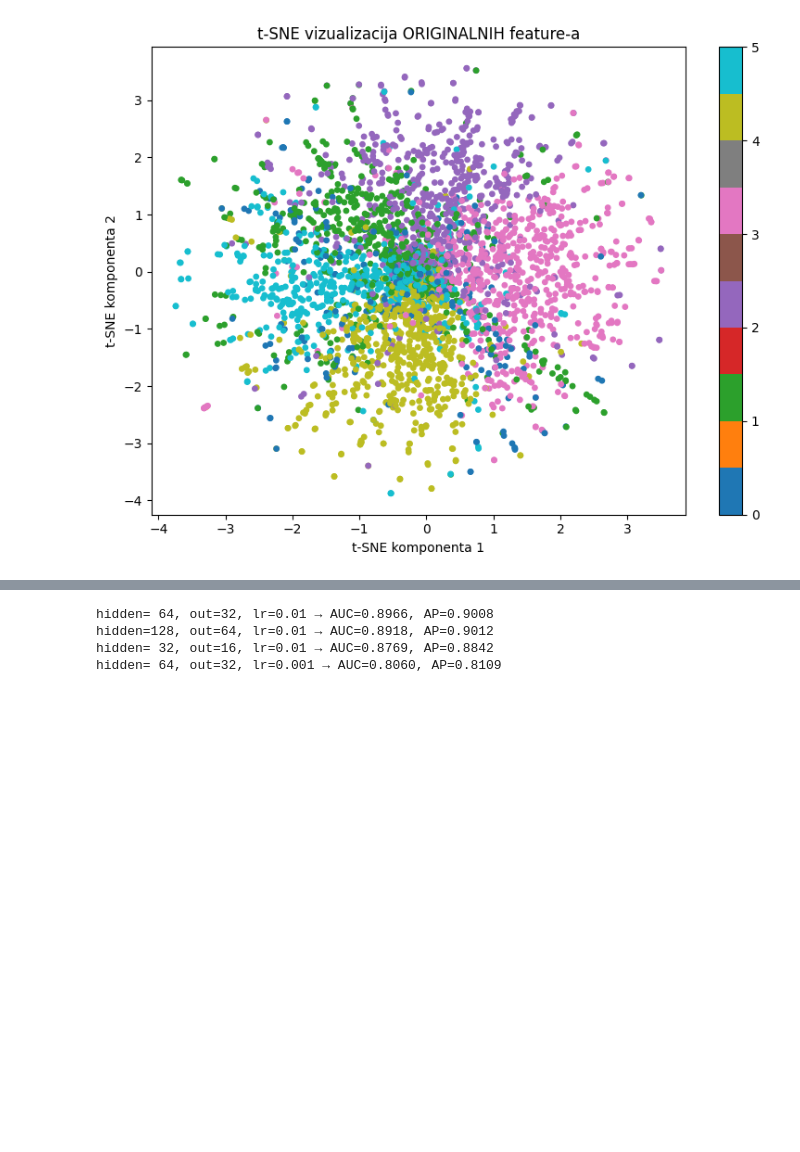
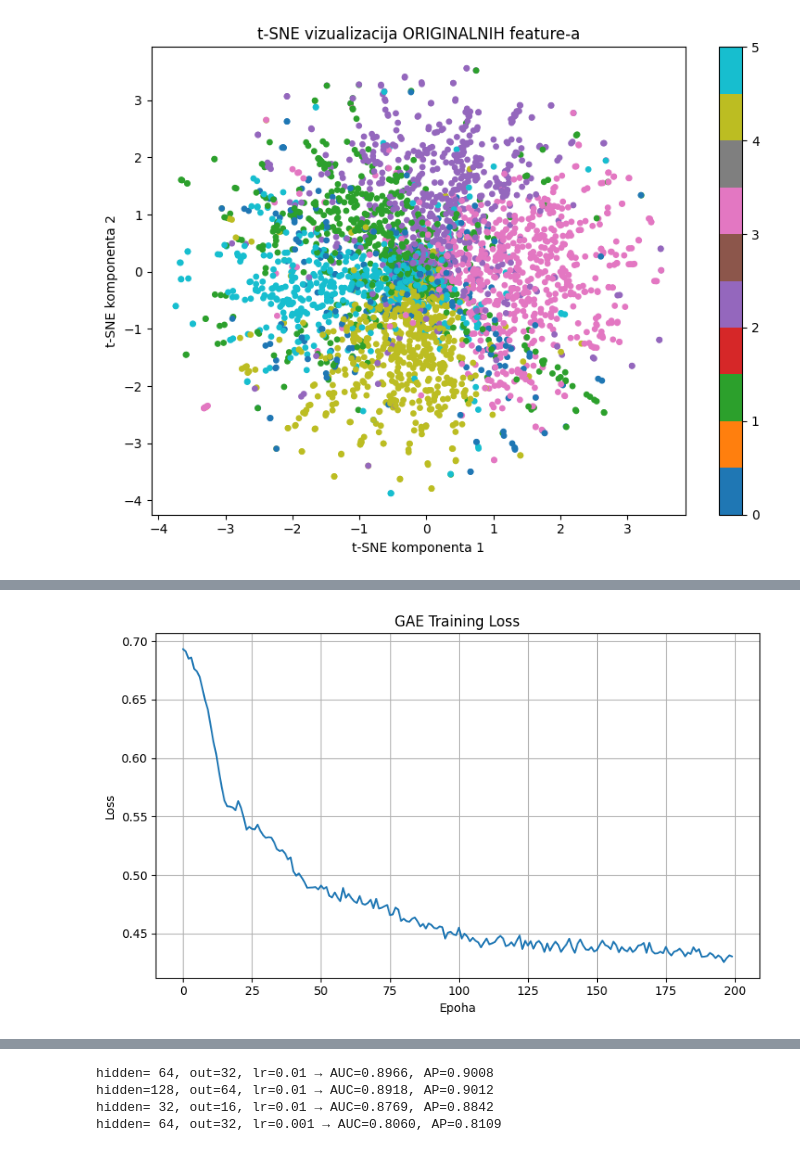
Before and after one commit to ZarijaTrtovic/gnn-link-prediction, a Jupyter notebook: notebooks/GAE_citeseer.ipynb, the cells around one changed output, grey strips where cells are left out. Cells and saved outputs as stored; diff of their text form; code cells hidden in the pictures; blank space fills up the shorter version.

Commit message:
loss curves, AUC and AP plots

```diff
--- a/notebooks/GAE_citeseer.ipynb
+++ b/notebooks/GAE_citeseer.ipynb
@@ -197,15 +197,24 @@ plt.show()
 # Generiši negativne primere za val i test (jednom, pa koristi stalno)
 val_neg  = negative_sampling(data.val_pos_edge_index,  data.num_nodes, data.val_pos_edge_index.shape[1])
 test_neg = negative_sampling(data.test_pos_edge_index, data.num_nodes, data.test_pos_edge_index.shape[1])
+
+train_losses = []
+val_aucs     = []
+val_aps      = []
 
 # Trening petlja
 best_val_auc = 0
 for epoch in range(1, 201):
     loss = train()
 
+    train_losses.append(loss)
+
     if epoch % 10 == 0:
         val_auc, val_ap = evaluate(data.val_pos_edge_index, val_neg)
         print(f"Epoch {epoch:03d} | Loss: {loss:.4f} | Val AUC: {val_auc:.4f} | Val AP: {val_ap:.4f}")
+
+        val_aucs.append(val_auc)
+        val_aps.append(val_ap)
 
         if val_auc > best_val_auc:
             best_val_auc = val_auc
@@ -237,0 +247,17 @@ Test AP:  0.8906
+# %%
+plt.figure(figsize=(8,5))
+
+plt.plot(train_losses)
+
+plt.xlabel("Epoha")
+plt.ylabel("Loss")
+plt.title("GAE Training Loss")
+
+plt.grid(True)
+plt.tight_layout()
+
+plt.savefig("../results/gae_loss_curve_citeseer.png", dpi=300)
+
+plt.show()
+# %% [output]
+[figure, added]
```
Also changed, not shown: parts of 4 cells of this notebook, 22 other files.
